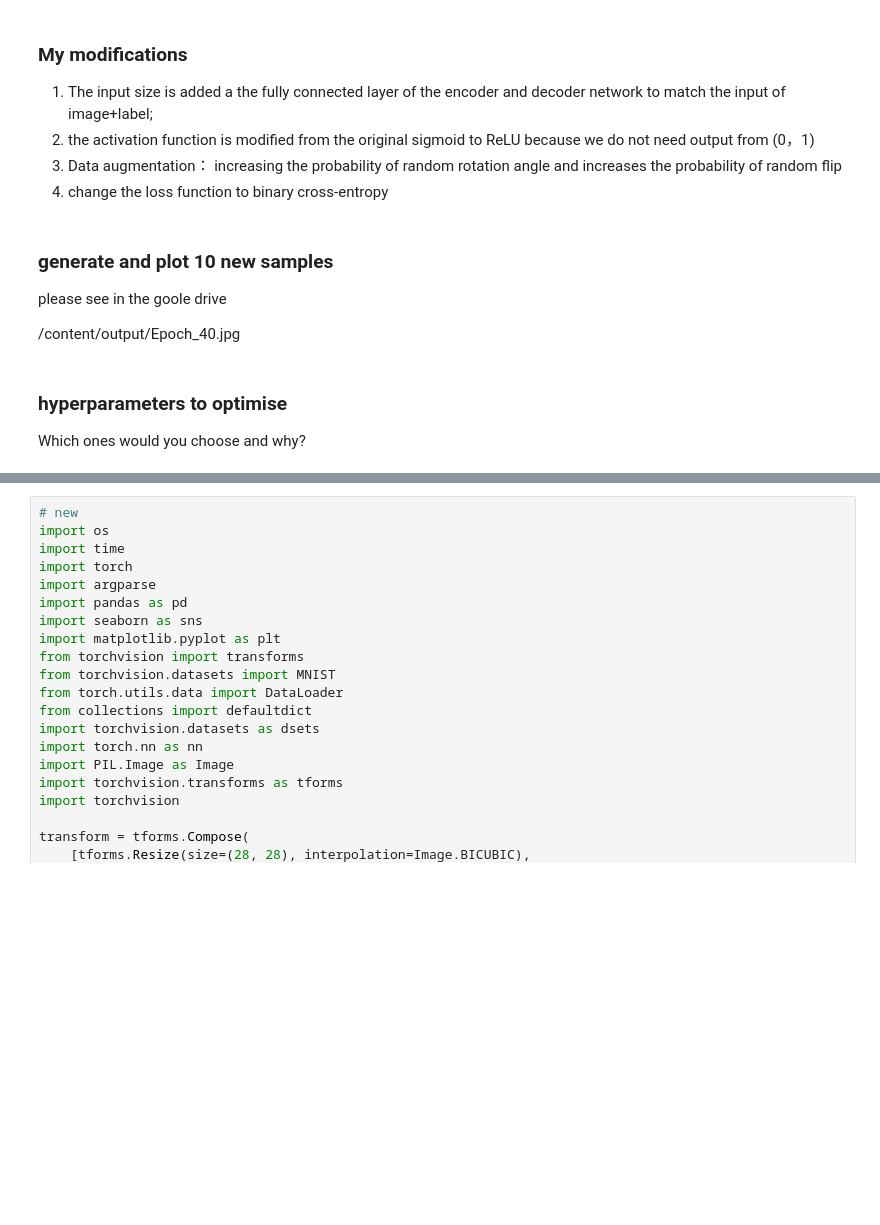
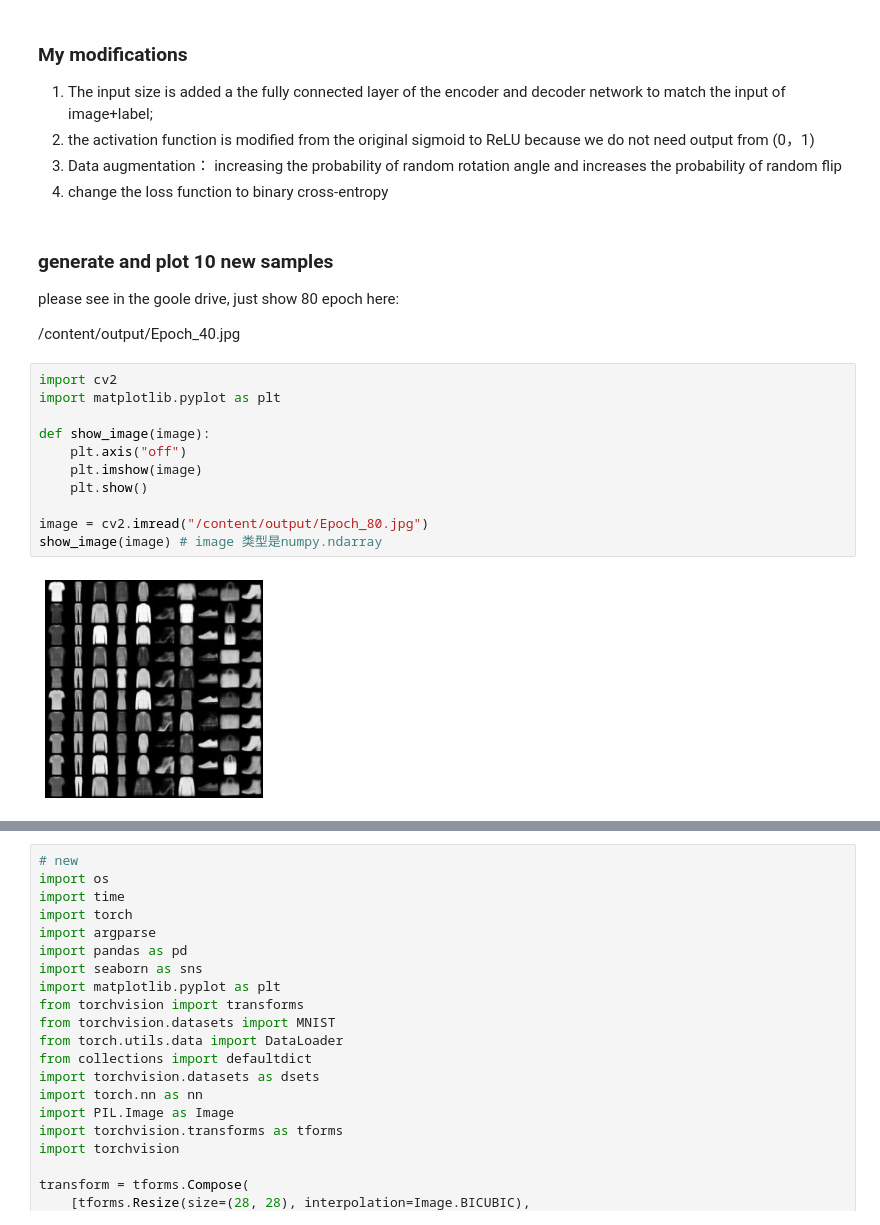
Before and after one commit to ACSE-jl2722/ci_mpm, a Jupyter notebook: DL_module_Coursework_I_questions.ipynb, the cells around one changed output, grey strips where cells are left out. Saved outputs shown, nothing was run; the diff lists cells and outputs as text; blank space fills up the shorter version.

```diff
--- a/DL_module_Coursework_I_questions.ipynb
+++ b/DL_module_Coursework_I_questions.ipynb
@@ -330,10 +330,20 @@ Generate information of your training process (liveloss plots, or any other data
 4. change the loss function to binary cross-entropy
 # %% [markdown]
 ### generate and plot 10 new samples
-please see in the goole drive
+please see in the goole drive,
+just show 80 epoch here:
 
 /content/output/Epoch_40.jpg
-# %% [markdown]
-###  hyperparameters to optimise
-
-Which ones would you choose and why?
+# %%
+import cv2
+import matplotlib.pyplot as plt
+
+def show_image(image):
+    plt.axis("off")
+    plt.imshow(image)
+    plt.show()
+
+image = cv2.imread("/content/output/Epoch_80.jpg")
+show_image(image) # image 类型是numpy.ndarray
+# %% [output]
+[figure, added]
```
Also changed, not shown: parts of 13 cells of this notebook.
